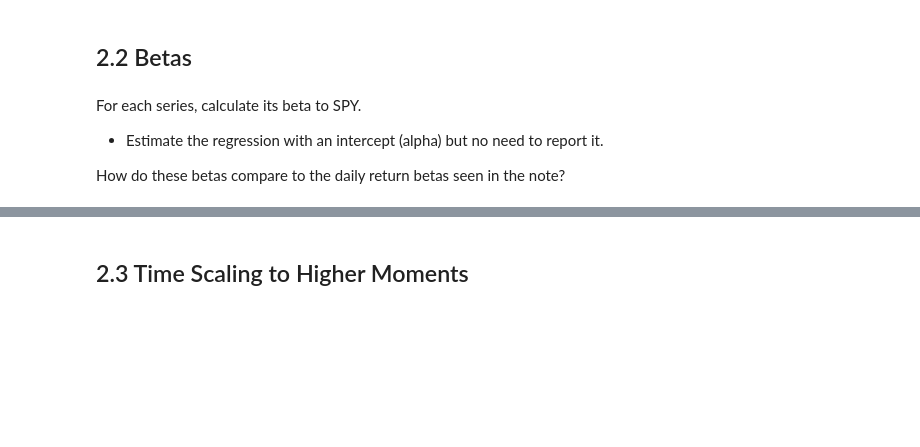
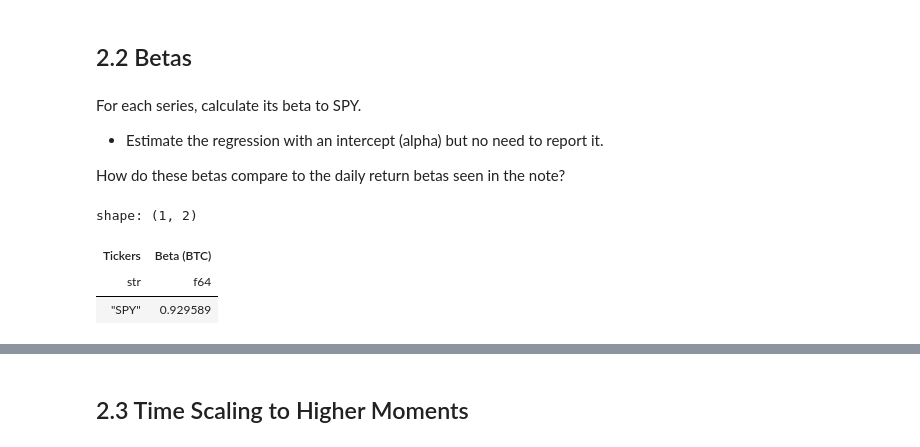
Before and after one commit to dafuzhu-uchi/finm-367, a Jupyter notebook: assignment/hw1/hw1_exe_risk_metrics.ipynb, the cells around one changed output, grey strips where cells are left out. Drawn from its saved outputs; the diff is of its cells as text; code cells hidden in the pictures; blank space fills up the shorter version.

```diff
--- a/assignment/hw1/hw1_exe_risk_metrics.ipynb
+++ b/assignment/hw1/hw1_exe_risk_metrics.ipynb
@@ -276,0 +332,7 @@ How do these betas compare to the daily return betas seen in the note?
+# %%
+calc_beta(df, X="SPY",y="BTC")
+# %% [output]
+shape: (1, 2)
+| Tickers | Beta (BTC) |
+| str | f64 |
+| "SPY" | 0.929589 |
```
Also changed, not shown: parts of 7 cells of this notebook, 1 other file.
